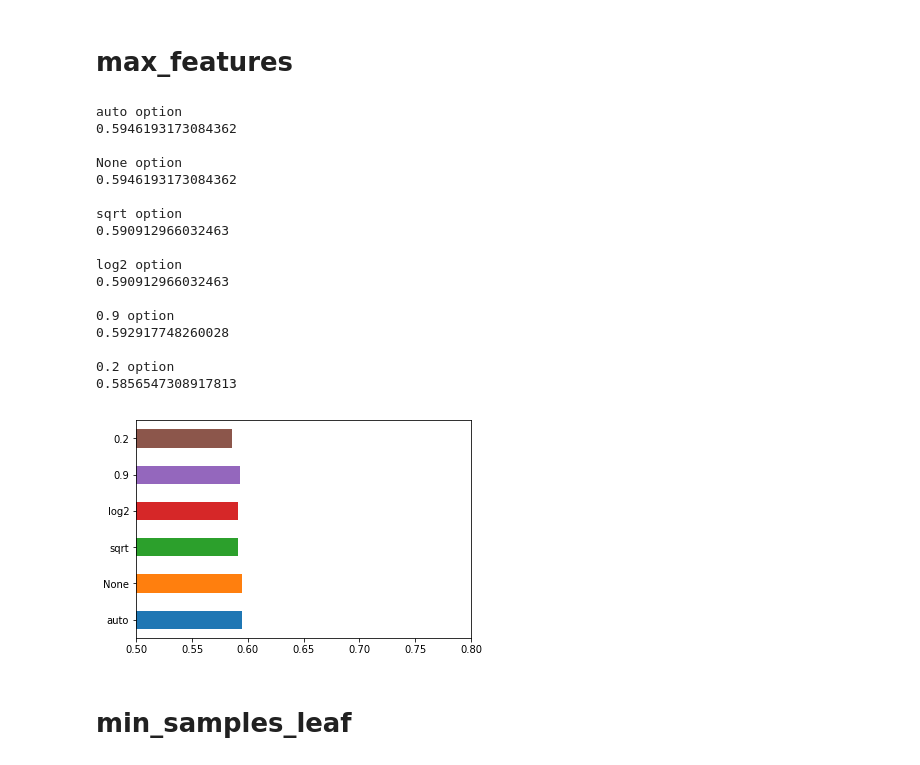
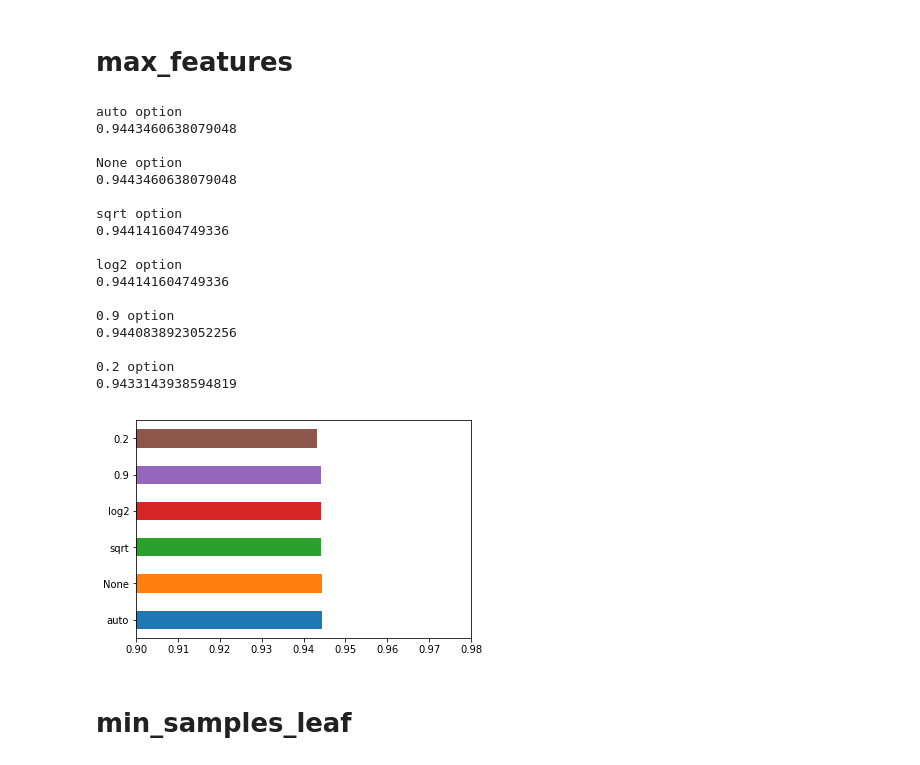
Before and after one commit to jorgemauricio/random_forest_on_nitrogen, a Jupyter notebook: random_forest_optimized.ipynb, the cells around one changed output. Saved outputs shown, nothing was run; the diff lists cells and outputs as text; code cells hidden in the pictures.

Commit message:
agregar score en random forest

```diff
--- a/random_forest_optimized.ipynb
+++ b/random_forest_optimized.ipynb
@@ -236,8 +241,8 @@ for trees in n_estimator_options:
     print (trees, "trees")
     # roc = roc_auc_score(y, model.oob_prediction_)
     # print ("C-stat: ", roc)
-    print (model.oob_score_)
-    results.append(model.oob_score_)
+    print (model.score(X,y))
+    results.append(model.score(X,y))
     print ("")
 
 pd.Series(results, n_estimator_options).plot();
@@ -268,37 +273,37 @@ pd.Series(results, n_estimator_options).plot();
 # %%
 results = []
 max_features_options = ["auto", None, "sqrt", "log2", 0.9, 0.2]
 
 for max_features in max_features_options:
     model = RandomForestRegressor(n_estimators=1000, oob_score=True, n_jobs=-1, random_state=42, max_features=max_features)
     model.fit(X, y)
     print (max_features, "option")
     # roc = roc_auc_score(y, model.oob_prediction_)
     # print ("C-stat: ", roc)
-    print (model.oob_score_)
-    results.append(model.oob_score_)
+    print (model.score(X,y))
+    results.append(model.score(X,y))
     print ("")
 
-pd.Series(results, max_features_options).plot(kind="barh", xlim=(.5,.8));
+pd.Series(results, max_features_options).plot(kind="barh", xlim=(.9,.98));
 # %% [output]
 auto option
-0.5946193173084362
+0.9443460638079048
 
 None option
-0.5946193173084362
+0.9443460638079048
 
 sqrt option
-0.590912966032463
+0.944141604749336
 
 log2 option
-0.590912966032463
+0.944141604749336
 
 0.9 option
-0.592917748260028
+0.9440838923052256
 
 0.2 option
-0.5856547308917813
+0.9433143938594819
-[figure, old version]
+[figure, new version]
 # %% [markdown]
 # min_samples_leaf
 # %%
```
Also changed, not shown: parts of 10 cells of this notebook.
